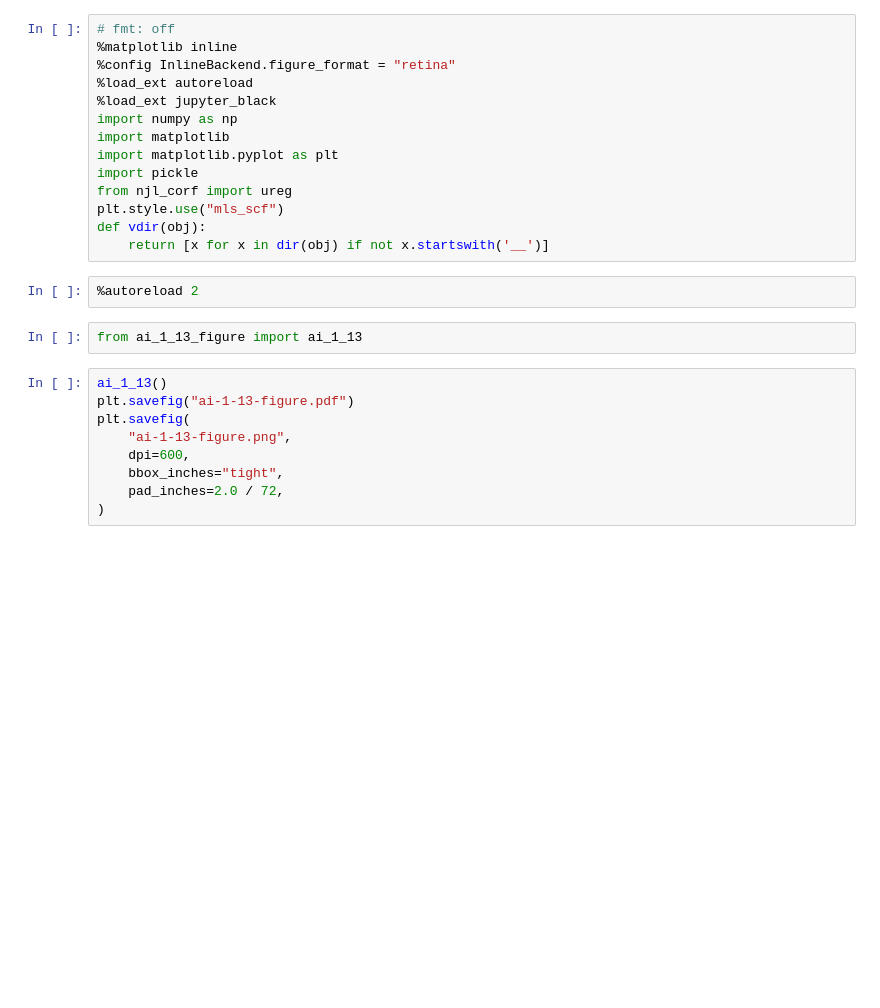
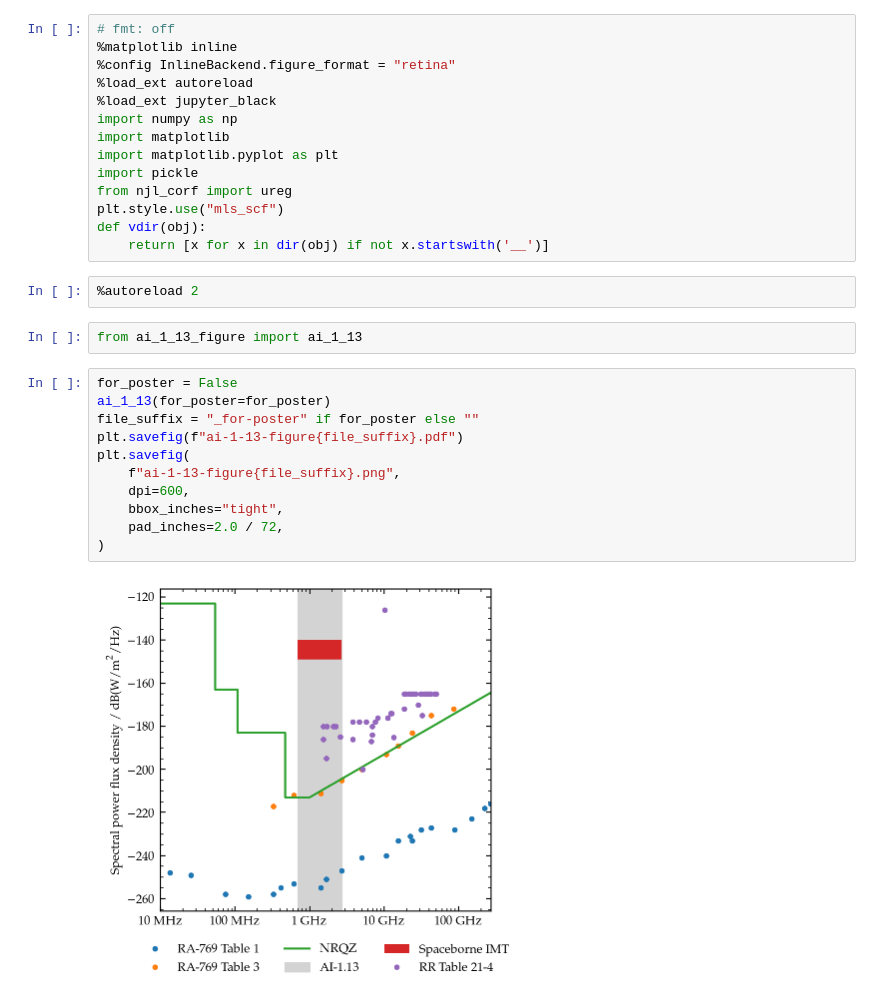
Before and after one commit to njlivesey/pyiturr5etc, a Jupyter notebook: sandbox/wrc27-views-sandbox/ai-1-13_figure_20sep24a.ipynb, the cells around one changed output. Cells and saved outputs as stored; diff of their text form; blank space fills up the shorter version.

```diff
--- a/sandbox/wrc27-views-sandbox/ai-1-13_figure_20sep24a.ipynb
+++ b/sandbox/wrc27-views-sandbox/ai-1-13_figure_20sep24a.ipynb
@@ -17,13 +17,17 @@ def vdir(obj):
 # %%
 from ai_1_13_figure import ai_1_13
 # %%
-ai_1_13()
-plt.savefig("ai-1-13-figure.pdf")
+for_poster = False
+ai_1_13(for_poster=for_poster)
+file_suffix = "_for-poster" if for_poster else ""
+plt.savefig(f"ai-1-13-figure{file_suffix}.pdf")
 plt.savefig(
-    "ai-1-13-figure.png",
+    f"ai-1-13-figure{file_suffix}.png",
     dpi=600,
     bbox_inches="tight",
     pad_inches=2.0 / 72,
 )
+# %% [output]
+[figure, added]
 # %%
 10.0 * np.log10(4 * ureg.kHz / ureg.MHz)
```
Also changed, not shown: parts of 2 cells of this notebook, 25 other files.
